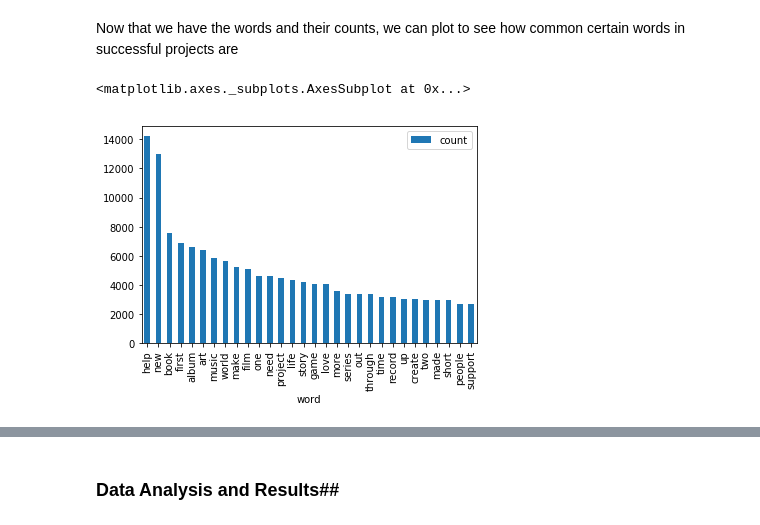
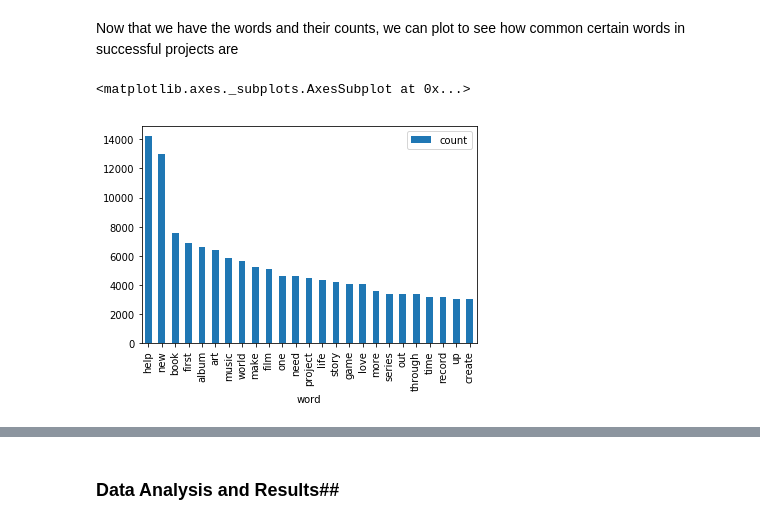
Before and after one commit to DP-20/Cogs108, a Jupyter notebook: Final Project.ipynb, the cells around one changed output, grey strips where cells are left out. Drawn from its saved outputs; the diff is of its cells as text; code cells hidden in the pictures.

```diff
--- a/Final Project.ipynb
+++ b/Final Project.ipynb
@@ -230,9 +259,9 @@ common = ['a','able','about','across','after','all','almost','also','am','among'
           'him','his','how','however','i','if','in','into','is','it','its','just','least','let','like',
           'likely','may','me','might','most','must','my','neither','no','nor','not','of','off','often',
           'on','only','or','other','our','own','rather','said','say','says','she','should','since','so',
-          'some','than','that','the','their','them','then','there','these','they','this','tis','to','too',
+          'some','than','that','the','their','them','then','there','these','they','this','to','too',
           'twas','us','wants','was','we','were','what','when','where','which','while','who','whom','why',
           'will','with','would','yet','you','your', '-', '&', "i'm", "it's"]
 
-df_words.drop(common, inplace=True)
-df_words.head(n=20)
+df_success_words.drop(common, inplace=True)
+df_fail_words.drop(common, inplace=True)
@@ -253,9 +270,14 @@ We have removed the stop words but there are also words that appear very few tim
 # %%
 # Get rid of words with low frequency
-df_words = df_words.loc[df_words['count']>2072,:]
-df_words.sort_values(by=['count'], ascending=False, inplace=True)
+df_success_words = df_success_words.loc[df_success_words['count']>3000,:]
+df_success_words.sort_values(by=['count'], ascending=False, inplace=True)
+
+df_fail_words = df_fail_words.loc[df_fail_words['count']>2000,:]
+df_fail_words.sort_values(by=['count'], ascending=False, inplace=True)
 
 # Fix indexing and make column for word
-df_words.reset_index(inplace=True)
-df_words.columns = ['word', 'count']
-df_words.head(n=20)
+df_success_words.reset_index(inplace=True)
+df_success_words.columns = ['word', 'count']
+
+df_fail_words.reset_index(inplace=True)
+df_fail_words.columns = ['word', 'count']
@@ -280,7 +312,7 @@ df_words.head(n=20)
 # %% [markdown]
 Now that we have the words and their counts, we can plot to see how common certain words in successful projects are
 # %%
-df_words[0:30].plot(x='word', kind='bar')
+df_success_words.plot(x='word', kind='bar')
 # %% [output]
 <matplotlib.axes._subplots.AxesSubplot at 0x...>
-[figure, old version]
+[figure, new version]
```
Also changed, not shown: parts of 24 cells of this notebook.
